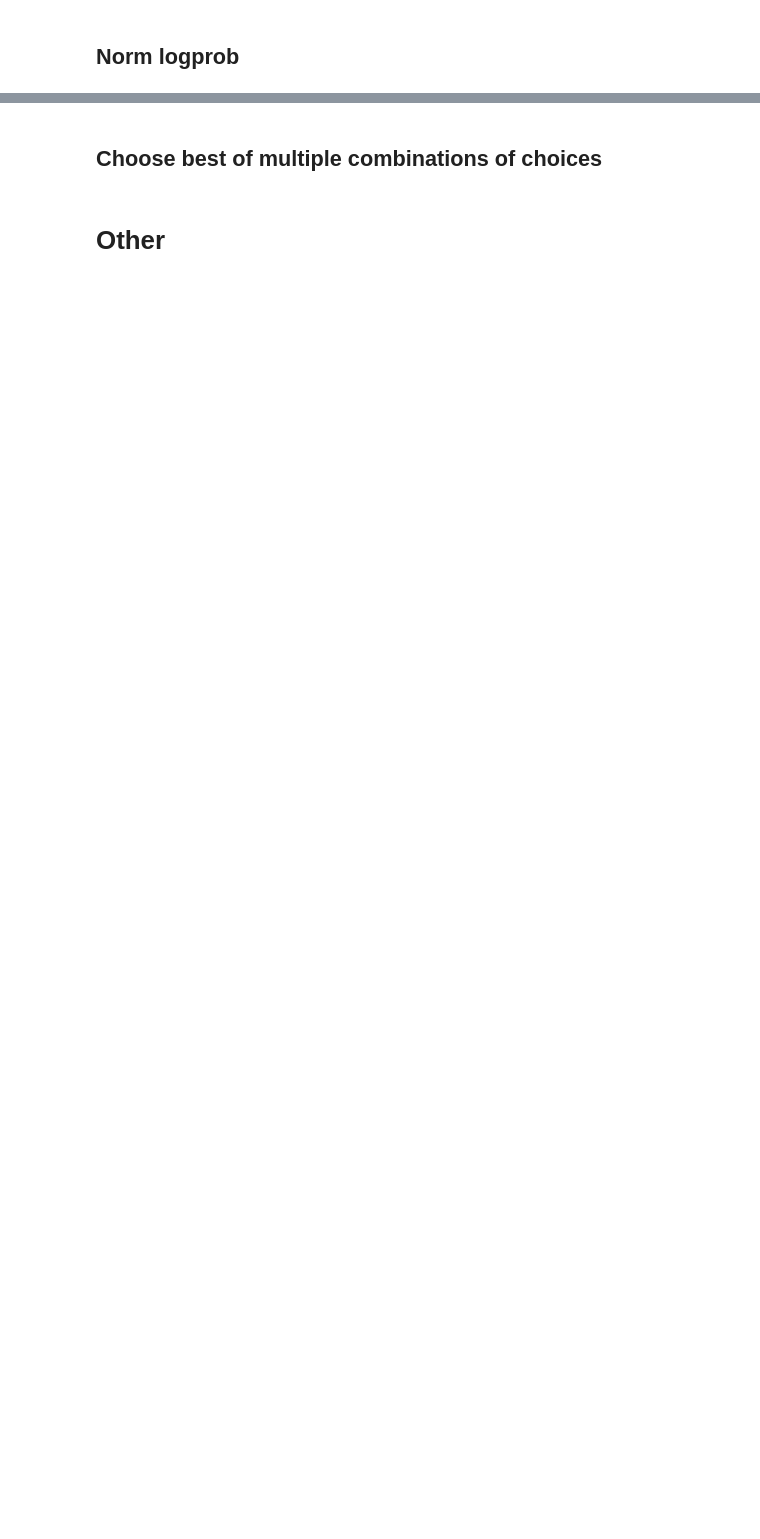
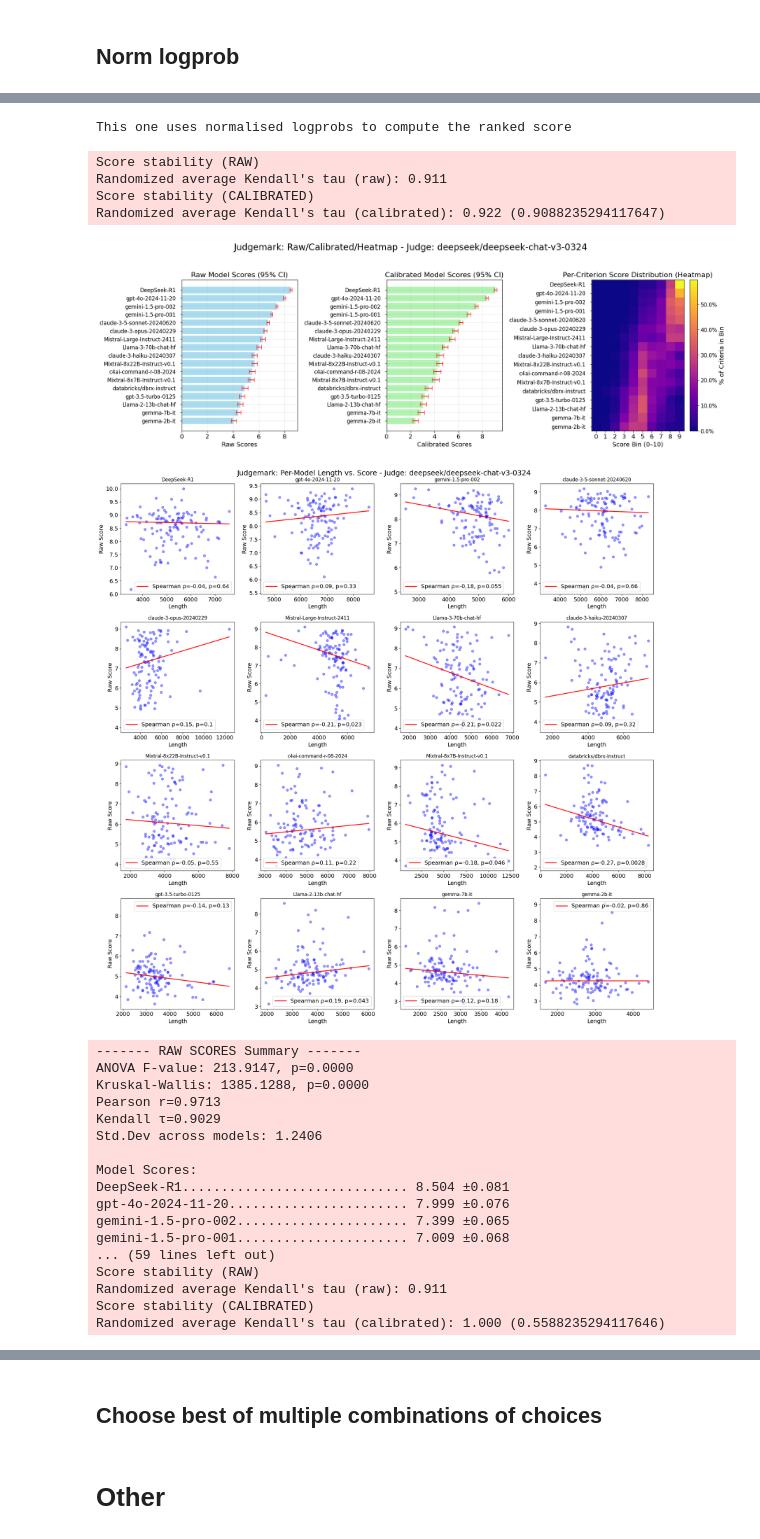
Before and after one commit to wassname/Judgemark-v2lp, a Jupyter notebook: nbs/02_recomp.ipynb, the cells around one changed output, grey strips where cells are left out. Saved outputs shown, nothing was run; the diff lists cells and outputs as text; code cells hidden in the pictures; blank space fills up the shorter version.

```diff
--- a/nbs/02_recomp.ipynb
+++ b/nbs/02_recomp.ipynb
@@ -194,26 +162,28 @@ for model_name in (run['results'].keys()):
             storage_dict = run['results'][model_name][iteration_key][item_id]
             logp_norm = {k: v - log_prob_mean for i, (k, v) in enumerate(storage_dict['logp'].items())}
 
+            def store_or_delete(storage_dict, key, value):
+                if value is not None:
+                    assert np.isfinite(value), f"Score for {model_name} {iteration_key} {item_id} is not finite: {value}"
+                    storage_dict[key] = value
+                elif key in storage_dict:
+                    del storage_dict[key]
+
             extracted_rscores_norm = compute_ranked_score(logp_norm)
             ranked_score_norm = compute_raw_score(extracted_rscores_norm)
+            store_or_delete(storage_dict, "aggregated_score_ranked_norm", ranked_score_norm)
 
             extracted_rscores = compute_ranked_score(logp)
             ranked_score = compute_raw_score(extracted_rscores)
+            store_or_delete(storage_dict, "aggregated_score_ranked", ranked_score)
 
             extracted_wscore = compute_weighted_score(logp_norm)
             weighted_score_norm = compute_raw_score(extracted_wscore)
+            store_or_delete(storage_dict, "aggregated_score_weighted_norm", weighted_score_norm)
 
             extracted_raw_score_norm = compute_raw_score(logp_norm)
             raw_score_norm = extracted_raw_score_norm
-
-            if 'aggregated_score_ranked' in storage_dict:
-                del storage_dict["aggregated_score_ranked"]
-            if ranked_score_norm is not None:
-                assert np.isfinite(ranked_score_norm), f"Ranked score for {model_name} {iteration_key} {item_id} is not finite: {ranked_score_norm}"
-                storage_dict["aggregated_score_ranked"] = ranked_score
-                storage_dict["aggregated_score_ranked_norm"] = ranked_score_norm
-                storage_dict["aggregated_score_weighted_norm"] = weighted_score_norm
-                storage_dict["aggregated_score_raw_norm"] = raw_score_norm
+            store_or_delete(storage_dict, "aggregated_score_raw_norm", raw_score_norm)
 
             run['results'][model_name][iteration_key][item_id] = storage_dict
 
@@ -222,7 +192,7 @@ runs[run_id] = run
 print('This one uses normalised logprobs to compute the ranked score')
 results['ranked_norm'] = finalize_scores_and_compute_judgemark(runs, run_id, samples_data, score_key="aggregated_score_ranked_norm")
 
-results['ranked2'] = finalize_scores_and_compute_judgemark(runs, run_id, samples_data, score_key="aggregated_score_ranked")
+results['ranked2'] = finalize_scores_and_compute_judgemark(runs, run_id, samples_data, score_key="aggregated_score_ranked", do_plot=1)
 
 results['raw_norm'] = finalize_scores_and_compute_judgemark(runs, run_id, samples_data, score_key="aggregated_score_raw_norm")
 
@@ -231,0 +216,24 @@ ValueError: The truth value of an array with more than one element is ambiguous.
+This one uses normalised logprobs to compute the ranked score
+Score stability (RAW)
+Randomized average Kendall's tau (raw): 0.911
+Score stability (CALIBRATED)
+Randomized average Kendall's tau (calibrated): 0.922 (0.9088235294117647)
+[figure, added]
+[figure, added]
+------- RAW SCORES Summary -------
+ANOVA F-value: 213.9147, p=0.0000
+Kruskal-Wallis: 1385.1288, p=0.0000
+Pearson r=0.9713
+Kendall τ=0.9029
+Std.Dev across models: 1.2406
+
+Model Scores:
+DeepSeek-R1............................. 8.504 ±0.081
+gpt-4o-2024-11-20....................... 7.999 ±0.076
+gemini-1.5-pro-002...................... 7.399 ±0.065
+gemini-1.5-pro-001...................... 7.009 ±0.068
+... (59 lines left out)
+Score stability (RAW)
+Randomized average Kendall's tau (raw): 0.911
+Score stability (CALIBRATED)
+Randomized average Kendall's tau (calibrated): 1.000 (0.5588235294117646)
```
Also changed, not shown: parts of 5 cells of this notebook, 4 other files.
